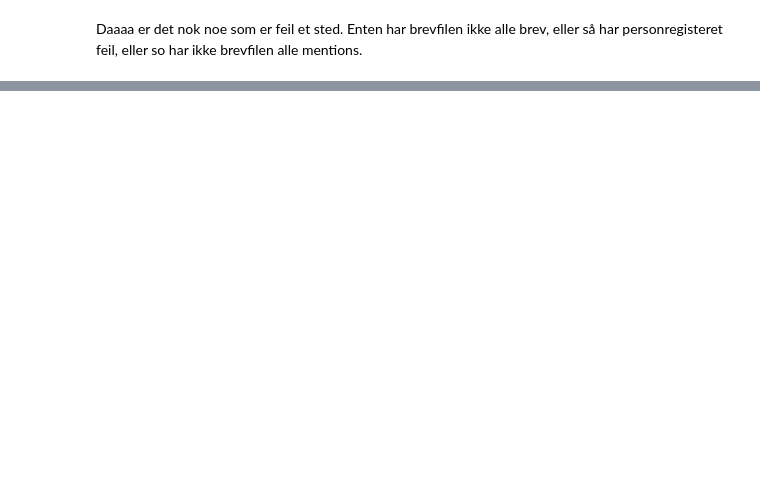
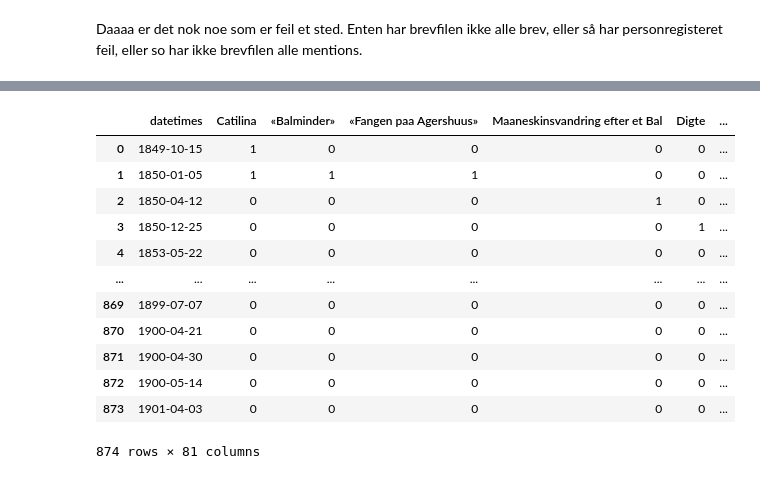
Before and after one commit to Loke-git/INR, a Jupyter notebook: INR.ipynb, the cells around one changed output, grey strips where cells are left out. Drawn from its saved outputs; the diff is of its cells as text; code cells hidden in the pictures; blank space fills up the shorter version.

```diff
--- a/INR.ipynb
+++ b/INR.ipynb
@@ -553,0 +584,24 @@ export_png(column(p, d), filename="ByYear.png")
+# %%
+dfX = dfX.set_index('datetimes',drop=True)
+gh = dfX.columns
+cols = []
+for col in gh:
+    cols.append(col)
+cols
+dfX = dfX.reset_index(drop=False)
+dfZ = dfX.copy()
+dfZ
+# %% [output]
+|  | datetimes | Catilina | «Balminder» | «Fangen paa Agershuus» | Maaneskinsvandring efter et Bal | Digte | ... |
+| 0 | 1849-10-15 | 1 | 0 | 0 | 0 | 0 | ... |
+| 1 | 1850-01-05 | 1 | 1 | 1 | 0 | 0 | ... |
+| 2 | 1850-04-12 | 0 | 0 | 0 | 1 | 0 | ... |
+| 3 | 1850-12-25 | 0 | 0 | 0 | 0 | 1 | ... |
+| 4 | 1853-05-22 | 0 | 0 | 0 | 0 | 0 | ... |
+| ... | ... | ... | ... | ... | ... | ... | ... |
+| 869 | 1899-07-07 | 0 | 0 | 0 | 0 | 0 | ... |
+| 870 | 1900-04-21 | 0 | 0 | 0 | 0 | 0 | ... |
+| 871 | 1900-04-30 | 0 | 0 | 0 | 0 | 0 | ... |
+| 872 | 1900-05-14 | 0 | 0 | 0 | 0 | 0 | ... |
+| 873 | 1901-04-03 | 0 | 0 | 0 | 0 | 0 | ... |
+874 rows × 81 columns
```
Also changed, not shown: parts of 16 cells of this notebook, 3 other files.
